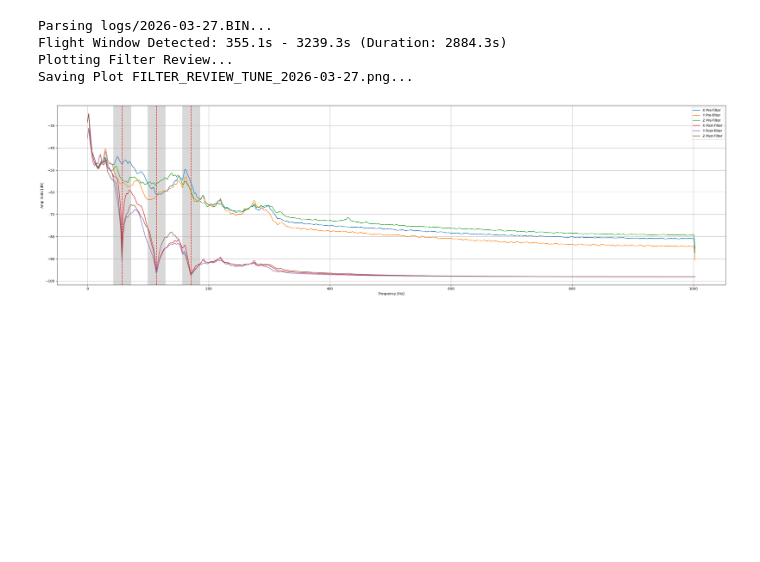
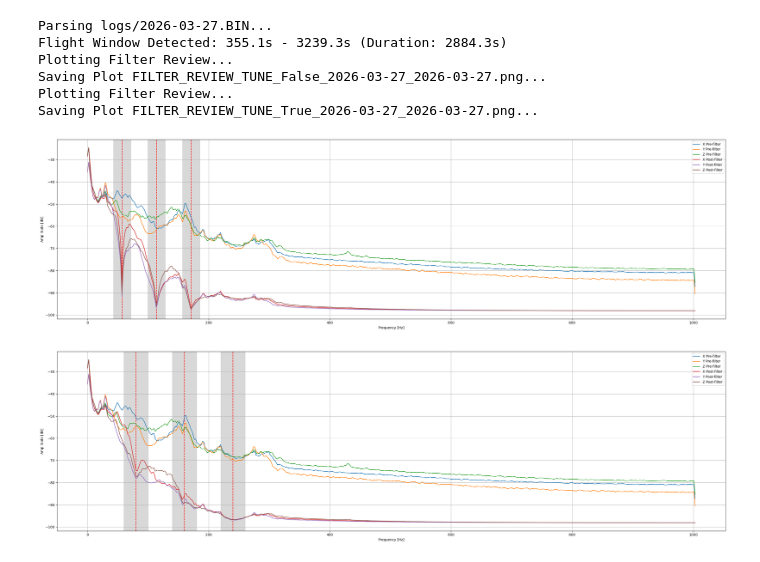
Before and after one commit to SukhbirMahal1/ArduPilotLogReviewer, a Jupyter notebook: examples/example_filter_review.ipynb, the cells around one changed output. Saved outputs shown, nothing was run; the diff lists cells and outputs as text; code cells hidden in the pictures; blank space fills up the shorter version.

Commit message:
Manual Filter Review Tune + Some Other Changes To Log Review

```diff
--- a/examples/example_filter_review.ipynb
+++ b/examples/example_filter_review.ipynb
@@ -1,20 +1,24 @@
 # %%
 from ardupilot_log_reviewer import ArduPilotLogReviewer
 
 filedate = "2026-03-27"
 filepath = f"logs/{filedate}.BIN"
 MOTOR_RCOU_CH = [10, 11, 12]
 
 reviewer = ArduPilotLogReviewer(
     filedate=filedate,
     filepath=filepath,
     MOTOR_RCOU_CH=MOTOR_RCOU_CH,
 )
 
 reviewer.plot_filter_review()
+reviewer.plot_filter_review(tune=True, notch_freq=80, notch_bandwith=80/2, notch_att=15)
 # %% [output]
 Parsing logs/2026-03-27.BIN...
 Flight Window Detected: 355.1s - 3239.3s (Duration: 2884.3s)
 Plotting Filter Review...
-Saving Plot FILTER_REVIEW_TUNE_2026-03-27.png...
+Saving Plot FILTER_REVIEW_TUNE_False_2026-03-27_2026-03-27.png...
+Plotting Filter Review...
+Saving Plot FILTER_REVIEW_TUNE_True_2026-03-27_2026-03-27.png...
 [figure]
+[figure, added]
```
Also changed, not shown: 2 other files.
